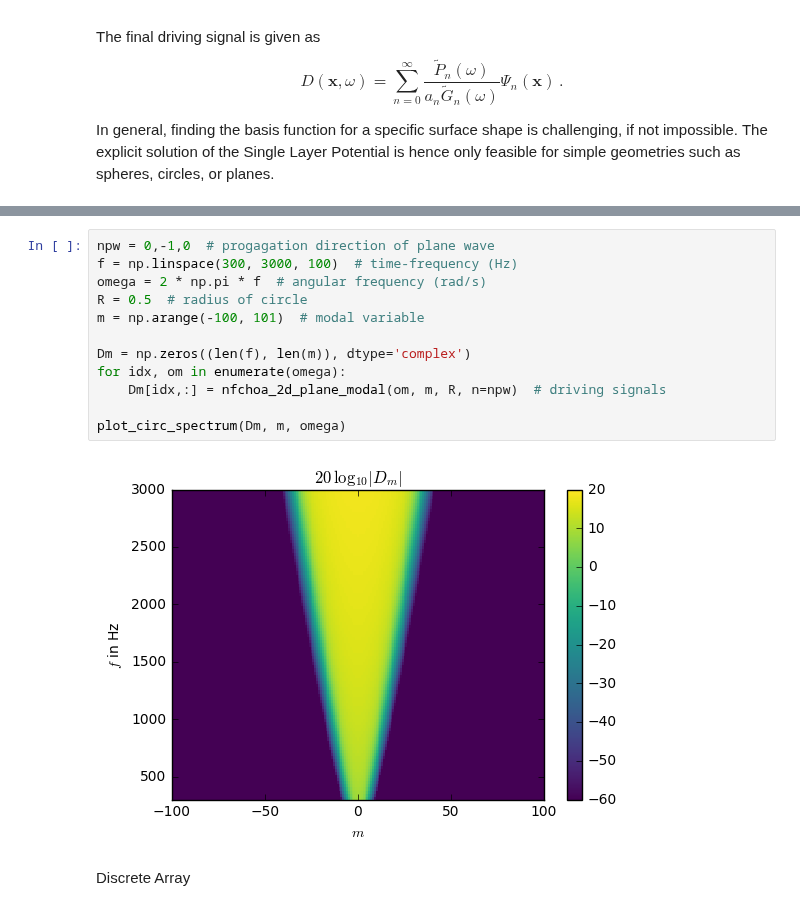
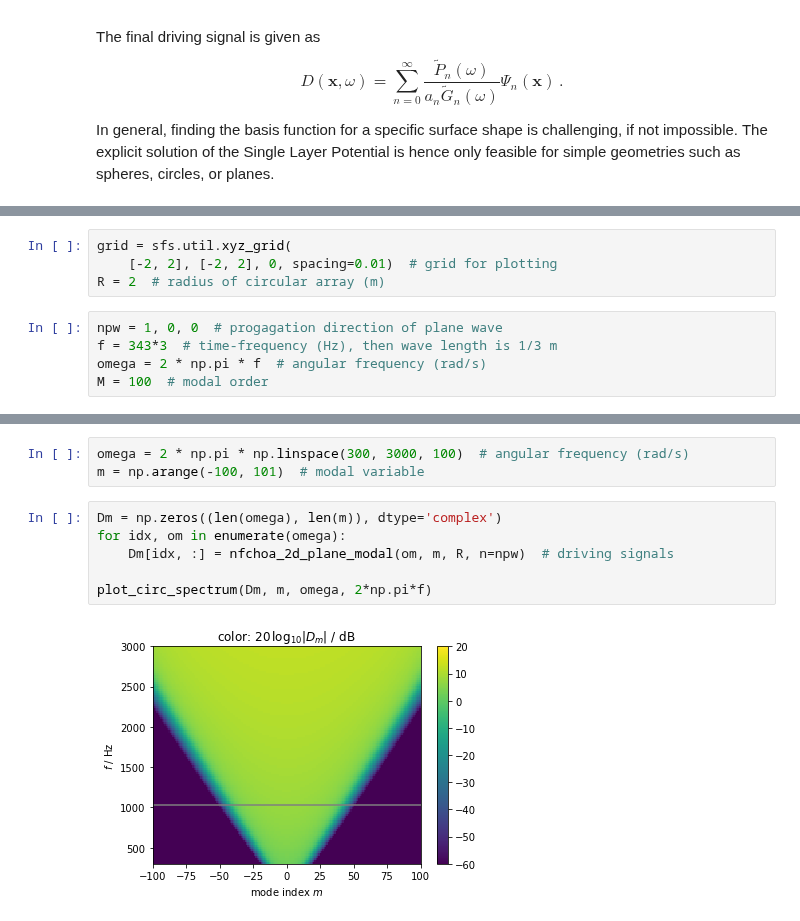
Before and after one commit to spatialaudio/selected-topics-in-audio-signal-processing-exercises, a Jupyter notebook: sound_field_synthesis.ipynb, the cells around one changed output, grey strips where cells are left out. Drawn from its saved outputs; the diff is of its cells as text.

```diff
--- a/sound_field_synthesis.ipynb
+++ b/sound_field_synthesis.ipynb
@@ -289,0 +272,9 @@ Continuous Array
+# %%
+grid = sfs.util.xyz_grid(
+    [-2, 2], [-2, 2], 0, spacing=0.01)  # grid for plotting
+R = 2  # radius of circular array (m)
+# %%
+npw = 1, 0, 0  # progagation direction of plane wave
+f = 343*3  # time-frequency (Hz), then wave length is 1/3 m
+omega = 2 * np.pi * f  # angular frequency (rad/s)
+M = 100  # modal order
@@ -290,16 +322,11 @@ Continuous Array
+# %%
+omega = 2 * np.pi * np.linspace(300, 3000, 100)  # angular frequency (rad/s)
+m = np.arange(-100, 101)  # modal variable
 # %%
-npw = 0,-1,0  # progagation direction of plane wave
-f = np.linspace(300, 3000, 100)  # time-frequency (Hz)
-omega = 2 * np.pi * f  # angular frequency (rad/s)
-R = 0.5  # radius of circle
-m = np.arange(-100, 101)  # modal variable
+Dm = np.zeros((len(omega), len(m)), dtype='complex')
+for idx, om in enumerate(omega):
+    Dm[idx, :] = nfchoa_2d_plane_modal(om, m, R, n=npw)  # driving signals
 
-Dm = np.zeros((len(f), len(m)), dtype='complex')
-for idx, om in enumerate(omega):
-    Dm[idx,:] = nfchoa_2d_plane_modal(om, m, R, n=npw)  # driving signals
-
-plot_circ_spectrum(Dm, m, omega)
+plot_circ_spectrum(Dm, m, omega, 2*np.pi*f)
 # %% [output]
-[figure, old version]
+[figure, new version]
-# %% [markdown]
-Discrete Array
```
Also changed, not shown: parts of 19 cells of this notebook.
